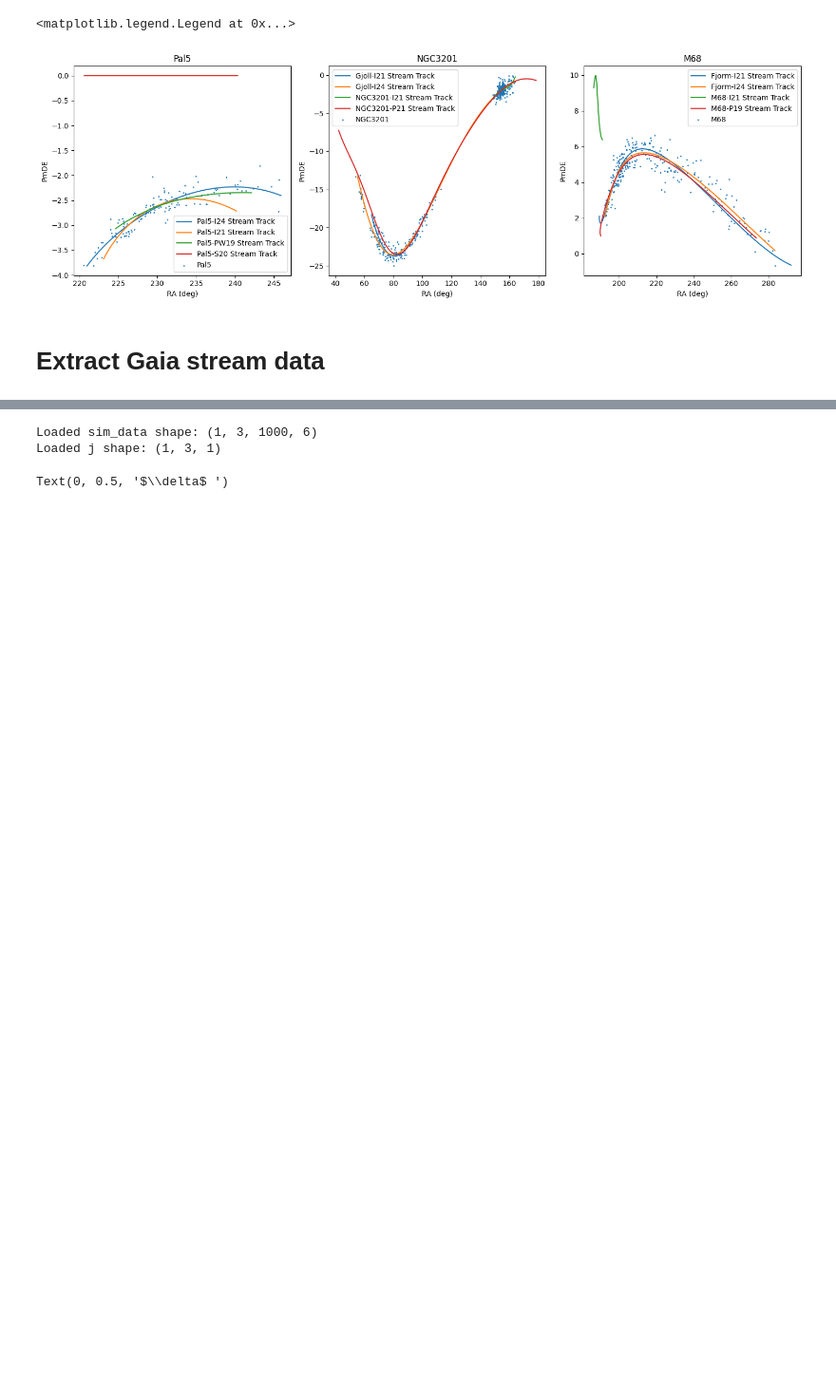
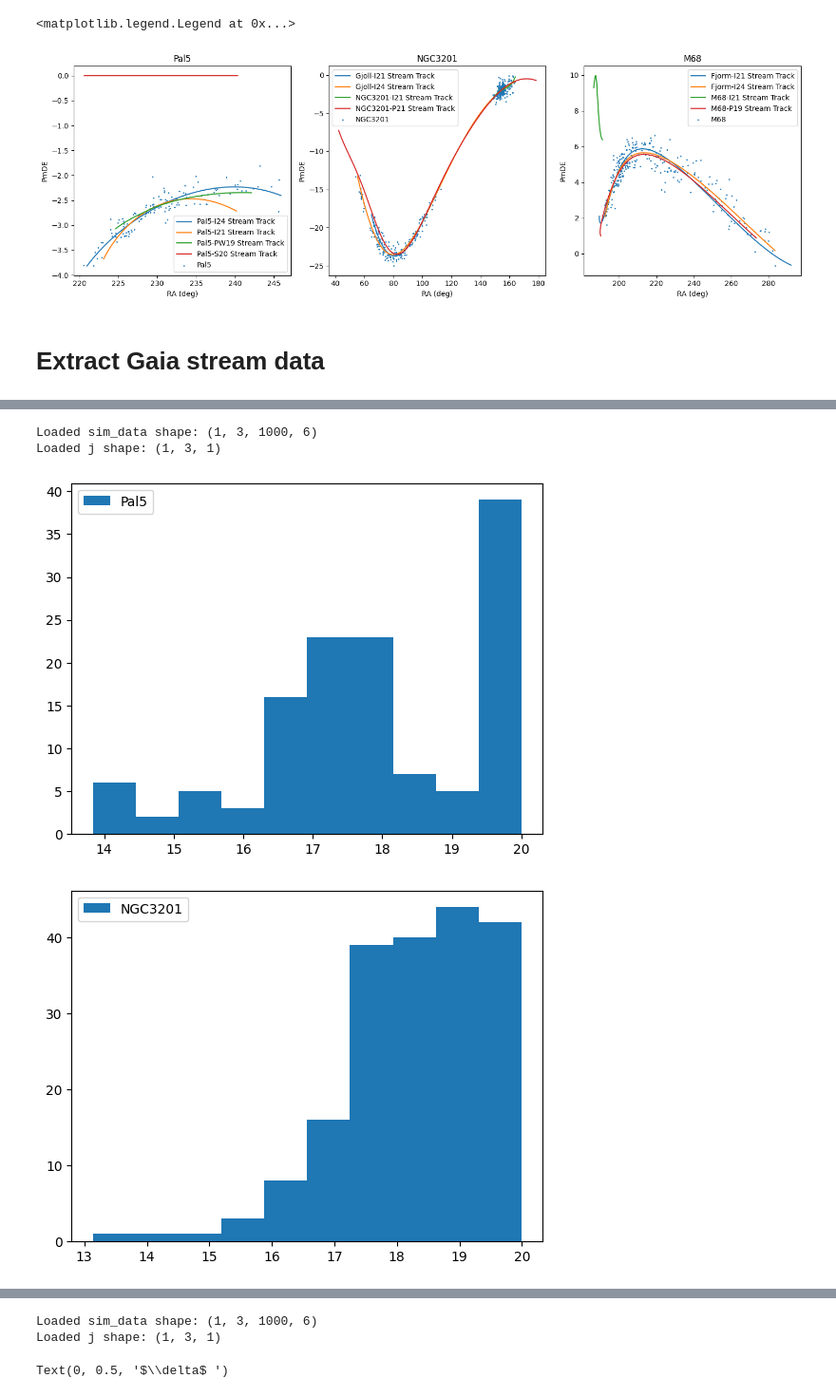
Before and after one commit to vepe99/diffusion-experiments, a Jupyter notebook: case_study5/project_stream/notebooks/read_GaiaD3.ipynb, the cells around one changed output, grey strips where cells are left out. Shown at 95% size. Saved outputs shown, nothing was run; the diff lists cells and outputs as text; code cells hidden in the pictures; blank space fills up the shorter version.

```diff
--- a/case_study5/project_stream/notebooks/read_GaiaD3.ipynb
+++ b/case_study5/project_stream/notebooks/read_GaiaD3.ipynb
@@ -603,0 +614,13 @@ Text(0, 0.5, 'Dec [deg]')
+# %%
+print(f"Loaded sim_data shape: {sim_data.shape}")
+print(f"Loaded j shape: {j.shape}")
+attention_mask = data['attention_mask'].astype(bool)
+for i in range(sim_data.shape[1]):
+    plt.hist(magnitudes[i, attention_mask[i, 0, :]], label=f"{name_to_plot[i]}")
+    plt.legend()
+    plt.show()
+# %% [output]
+Loaded sim_data shape: (1, 3, 1000, 6)
+Loaded j shape: (1, 3, 1)
+[figure, added]
+[figure, added]
```
Also changed, not shown: parts of 5 cells of this notebook, 13 other files.
